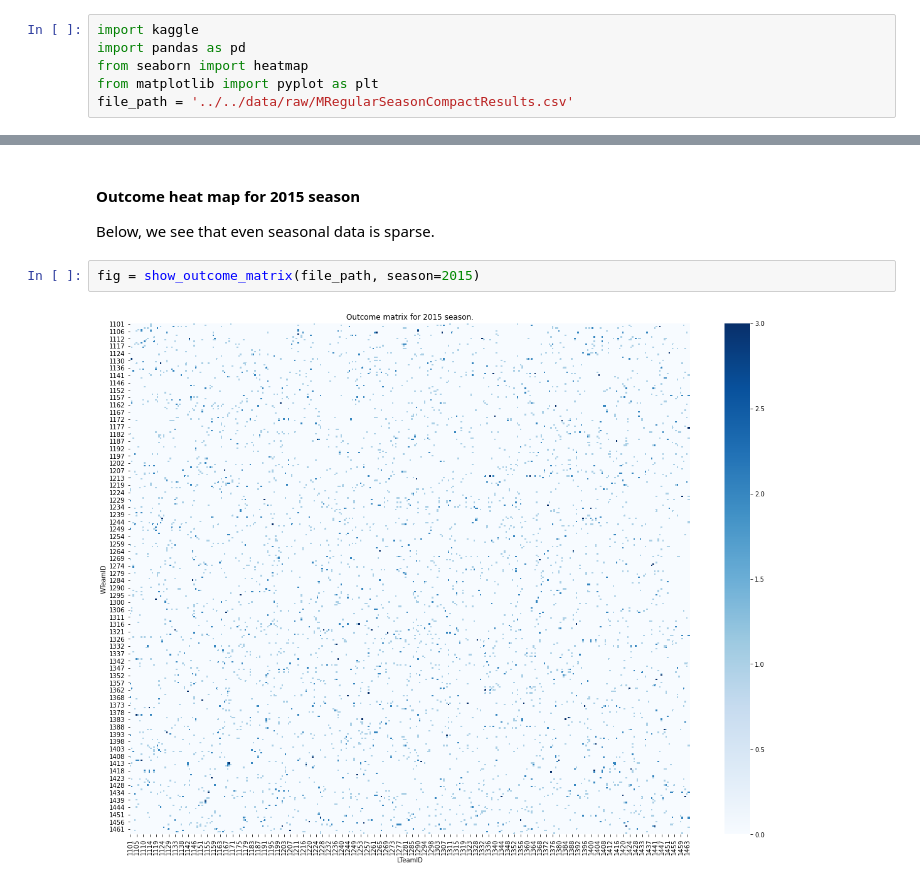
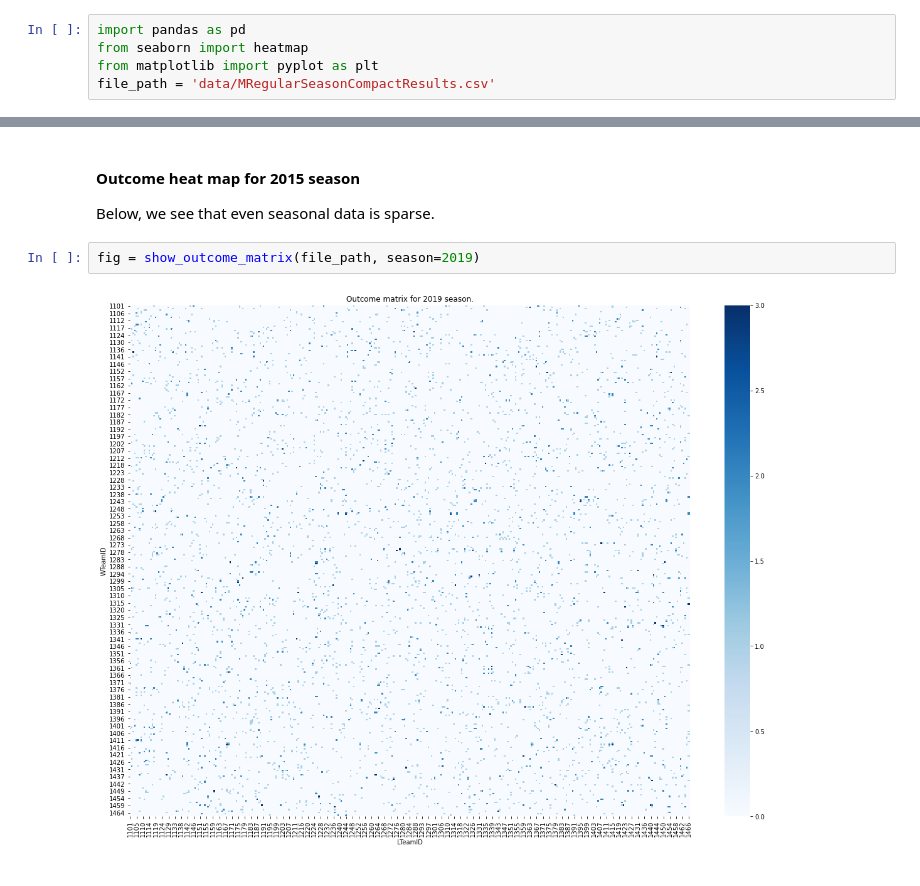
Before and after one commit to sethchart/HeatmapNCAA, a Jupyter notebook: HeatmapNCAA.ipynb, the cells around one changed output, grey strips where cells are left out. Saved outputs shown, nothing was run; the diff lists cells and outputs as text.

```diff
--- a/HeatmapNCAA.ipynb
+++ b/HeatmapNCAA.ipynb
@@ -7,8 +12,7 @@ Run the line below to ensure that all required packages are installed.
 # Imports
 Run the cell below to import all required modules.
 # %%
-import kaggle
 import pandas as pd
 from seaborn import heatmap
 from matplotlib import pyplot as plt
-file_path = '../../data/raw/MRegularSeasonCompactResults.csv'
+file_path = 'data/MRegularSeasonCompactResults.csv'
@@ -70,6 +72,6 @@ fig = show_outcome_matrix(file_path)
 #### Outcome heat map for 2015 season
 Below, we see that even seasonal data is sparse.
 # %%
-fig = show_outcome_matrix(file_path, season=2015)
+fig = show_outcome_matrix(file_path, season=2019)
 # %% [output]
-[figure, old version]
+[figure, new version]
```
Also changed, not shown: parts of 7 cells of this notebook, 1 other file.
